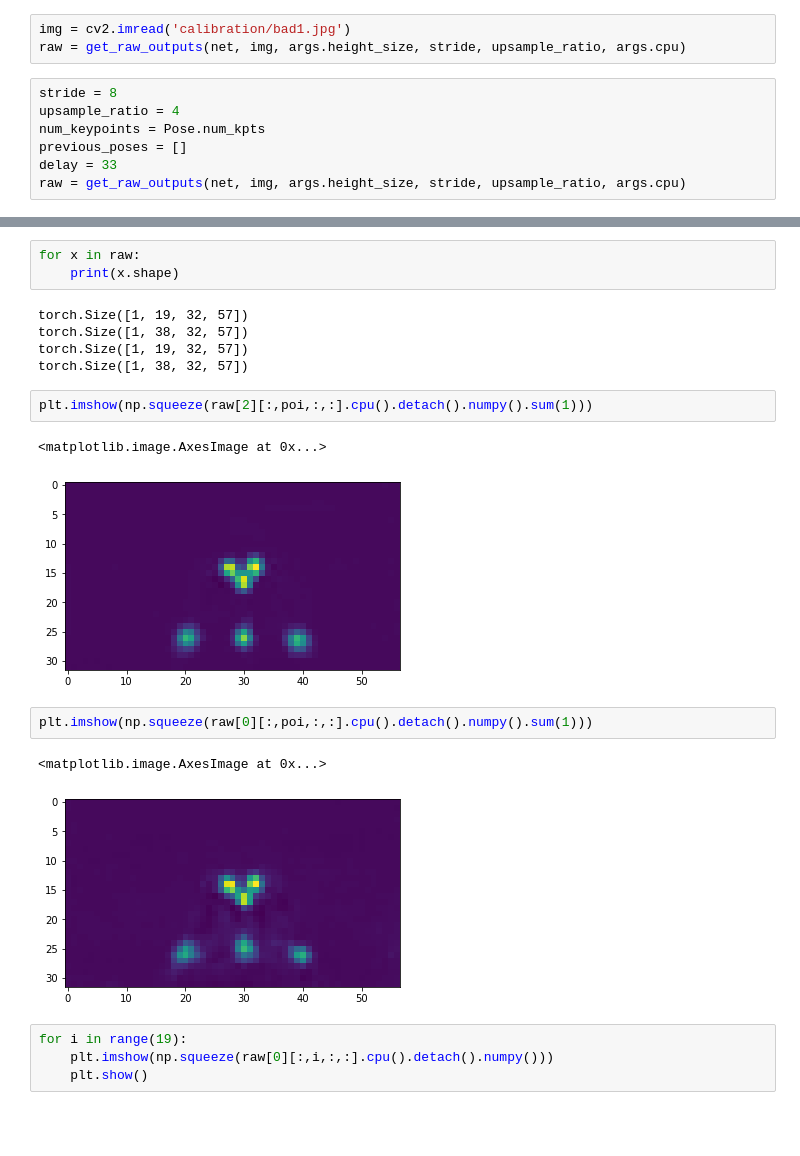
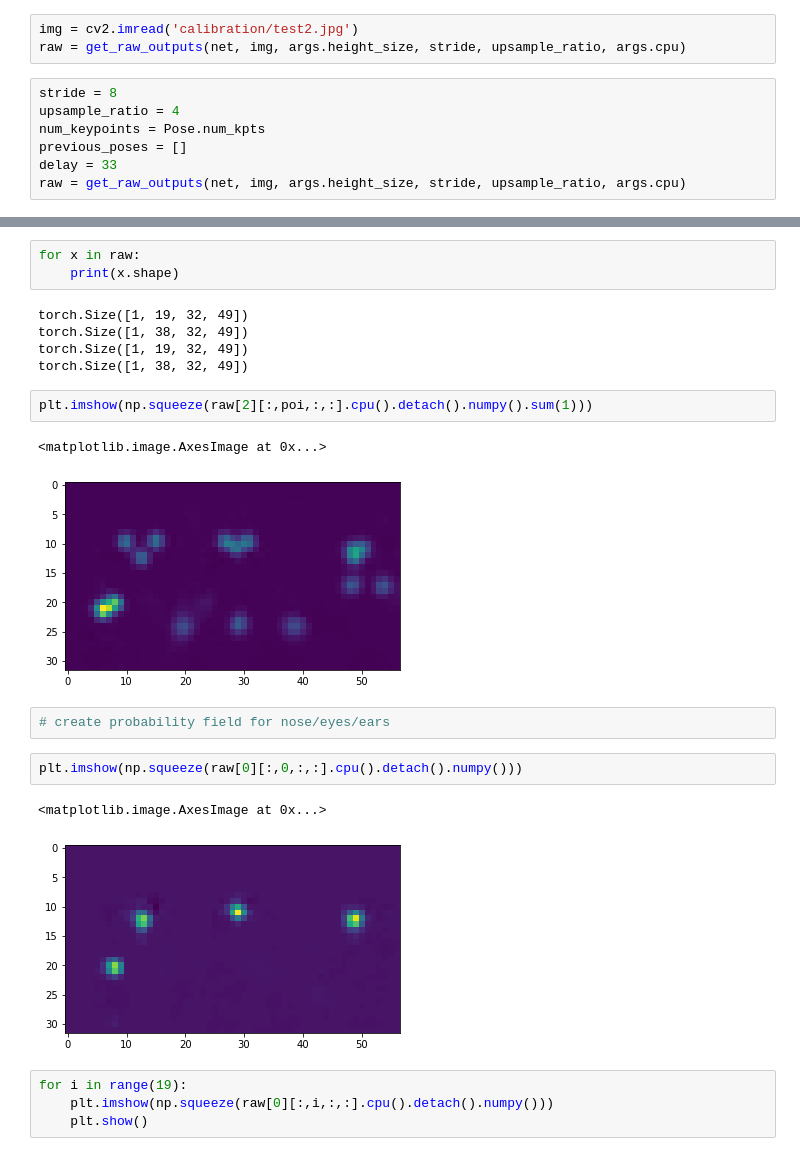
Before and after one commit to sfsy1/lightweight-human-pose-estimation.pytorch, a Jupyter notebook: demo.ipynb, the cells around one changed output, grey strips where cells are left out. Saved outputs shown, nothing was run; the diff lists cells and outputs as text; blank space fills up the shorter version.

Commit message:
added test img

```diff
--- a/demo.ipynb
+++ b/demo.ipynb
@@ -250,7 +250,7 @@ def infer(img, net):
 
     return current_poses
 # %%
-img = cv2.imread('calibration/bad1.jpg')
+img = cv2.imread('calibration/test2.jpg')
 raw = get_raw_outputs(net, img, args.height_size, stride, upsample_ratio, args.cpu)
 # %%
 stride = 8
@@ -272,20 +272,22 @@ plt.show()
 for x in raw:
     print(x.shape)
 # %% [output]
-torch.Size([1, 19, 32, 57])
-torch.Size([1, 38, 32, 57])
-torch.Size([1, 19, 32, 57])
-torch.Size([1, 38, 32, 57])
+torch.Size([1, 19, 32, 49])
+torch.Size([1, 38, 32, 49])
+torch.Size([1, 19, 32, 49])
+torch.Size([1, 38, 32, 49])
 # %%
 plt.imshow(np.squeeze(raw[2][:,poi,:,:].cpu().detach().numpy().sum(1)))
 # %% [output]
 <matplotlib.image.AxesImage at 0x...>
-[figure, old version]
+[figure, new version]
+# %%
+# create probability field for nose/eyes/ears
 # %%
-plt.imshow(np.squeeze(raw[0][:,poi,:,:].cpu().detach().numpy().sum(1)))
+plt.imshow(np.squeeze(raw[0][:,0,:,:].cpu().detach().numpy()))
 # %% [output]
 <matplotlib.image.AxesImage at 0x...>
-[figure, old version]
+[figure, new version]
 # %%
 for i in range(19):
     plt.imshow(np.squeeze(raw[0][:,i,:,:].cpu().detach().numpy()))
```
Also changed, not shown: parts of 2 cells of this notebook, 2 other files.
